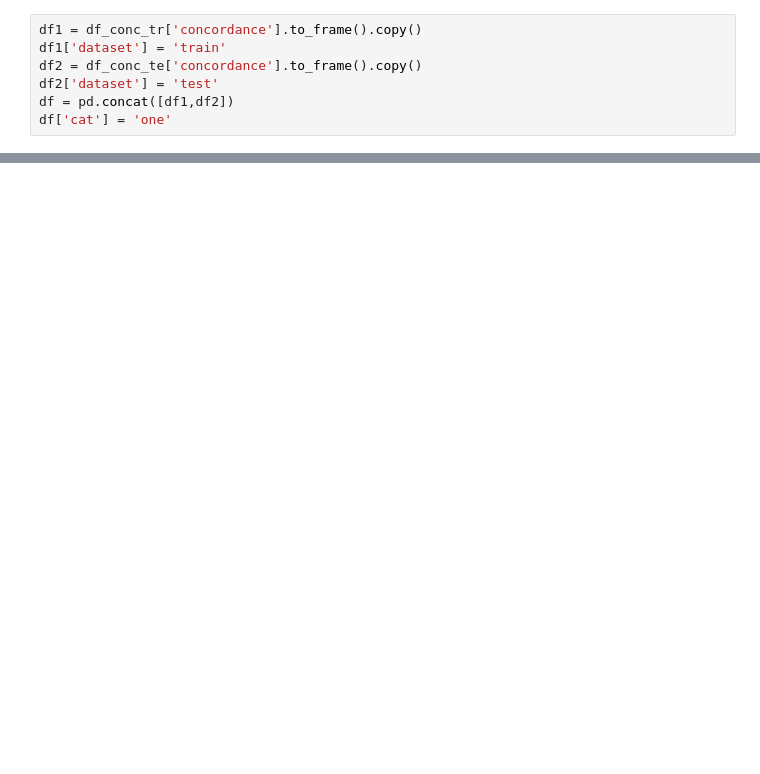
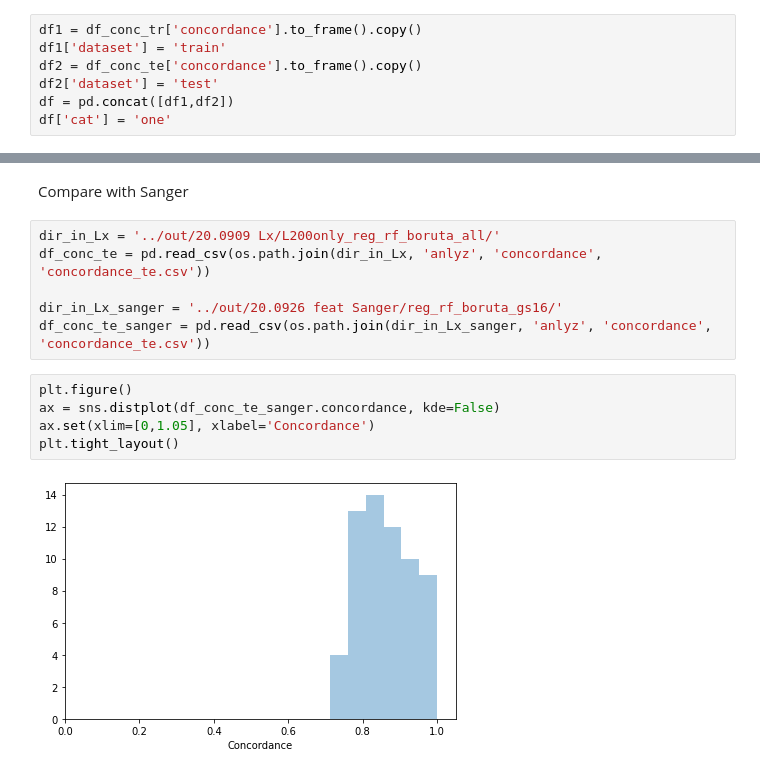
Before and after one commit to pritchardlabatpsu/cga_app, a Jupyter notebook: notebooks/02c-concordance_visual.ipynb, the cells around one changed output, grey strips where cells are left out. Saved outputs shown, nothing was run; the diff lists cells and outputs as text; blank space fills up the shorter version.

```diff
--- a/notebooks/02c-concordance_visual.ipynb
+++ b/notebooks/02c-concordance_visual.ipynb
@@ -43,0 +44,15 @@ plt.tight_layout()
+# %% [markdown]
+Compare with Sanger
+# %%
+dir_in_Lx = '../out/20.0909 Lx/L200only_reg_rf_boruta_all/'
+df_conc_te = pd.read_csv(os.path.join(dir_in_Lx, 'anlyz', 'concordance', 'concordance_te.csv'))
+
+dir_in_Lx_sanger = '../out/20.0926 feat Sanger/reg_rf_boruta_gs16/'
+df_conc_te_sanger = pd.read_csv(os.path.join(dir_in_Lx_sanger, 'anlyz', 'concordance', 'concordance_te.csv'))
+# %%
+plt.figure()
+ax = sns.distplot(df_conc_te_sanger.concordance, kde=False)
+ax.set(xlim=[0,1.05], xlabel='Concordance')
+plt.tight_layout()
+# %% [output]
+[figure, added]
```
Also changed, not shown: parts of 11 cells of this notebook, 5 other files.
